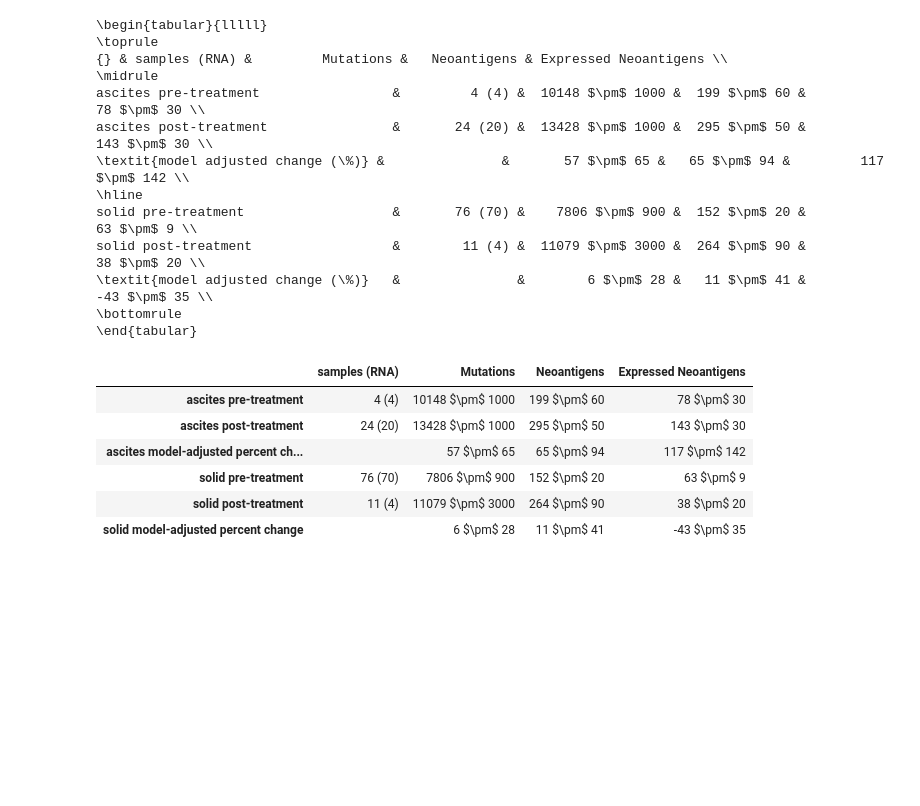
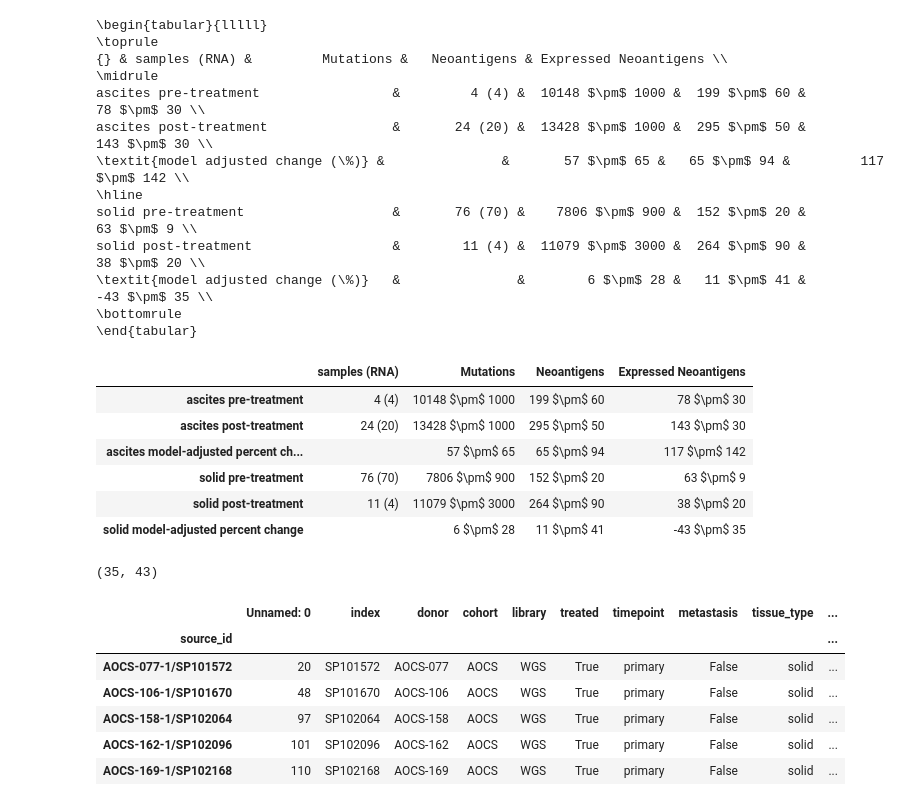
Before and after one commit to hammerlab/paper-aocs-chemo-neoantigens, a Jupyter notebook: notebooks/bayesian model.ipynb, the cells around one changed output. Saved outputs shown, nothing was run; the diff lists cells and outputs as text; code cells hidden in the pictures; blank space fills up the shorter version.

```diff
--- a/notebooks/bayesian model.ipynb
+++ b/notebooks/bayesian model.ipynb
@@ -486,3 +520,17 @@ solid post-treatment                  &        11 (4) &  11079 $\pm$ 3000 &  264
 | solid pre-treatment | 76 (70) | 7806 $\pm$ 900 | 152 $\pm$ 20 | 63 $\pm$ 9 |
 | solid post-treatment | 11 (4) | 11079 $\pm$ 3000 | 264 $\pm$ 90 | 38 $\pm$ 20 |
 | solid model-adjusted percent change |  | 6 $\pm$ 28 | 11 $\pm$ 41 | -43 $\pm$ 35 |
+# %%
+sources.ix[sources.treated].shape
+# %% [output]
+(35, 43)
+# %%
+sources.ix[sources.treated & (sources.timepoint == 'primary')]
+# %% [output]
+|  | Unnamed: 0 | index | donor | cohort | library | treated | timepoint | metastasis | tissue_type | ... |
+| source_id |  |  |  |  |  |  |  |  |  | ... |
+| AOCS-077-1/SP101572 | 20 | SP101572 | AOCS-077 | AOCS | WGS | True | primary | False | solid | ... |
+| AOCS-106-1/SP101670 | 48 | SP101670 | AOCS-106 | AOCS | WGS | True | primary | False | solid | ... |
+| AOCS-158-1/SP102064 | 97 | SP102064 | AOCS-158 | AOCS | WGS | True | primary | False | solid | ... |
+| AOCS-162-1/SP102096 | 101 | SP102096 | AOCS-162 | AOCS | WGS | True | primary | False | solid | ... |
+| AOCS-169-1/SP102168 | 110 | SP102168 | AOCS-169 | AOCS | WGS | True | primary | False | solid | ... |
```
Also changed, not shown: parts of 3 cells of this notebook, 8 other files.
